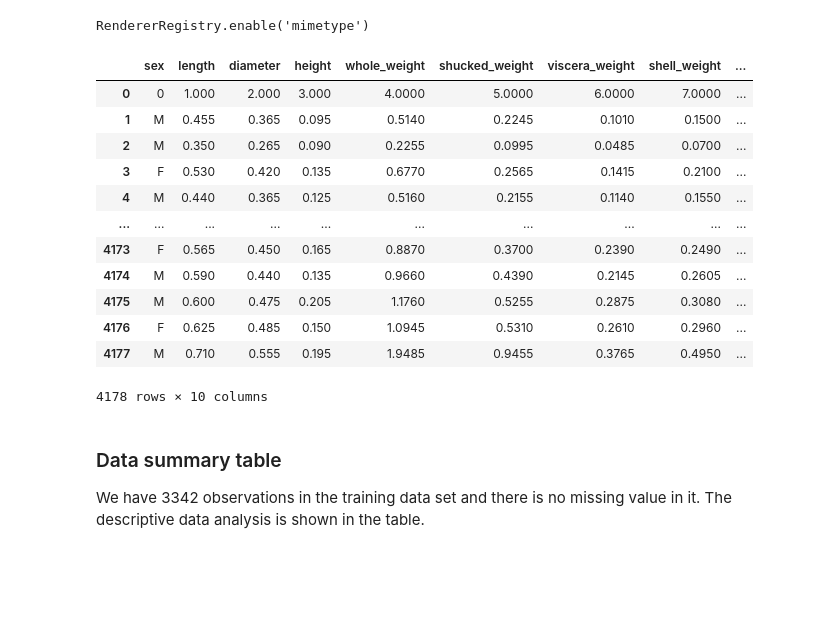
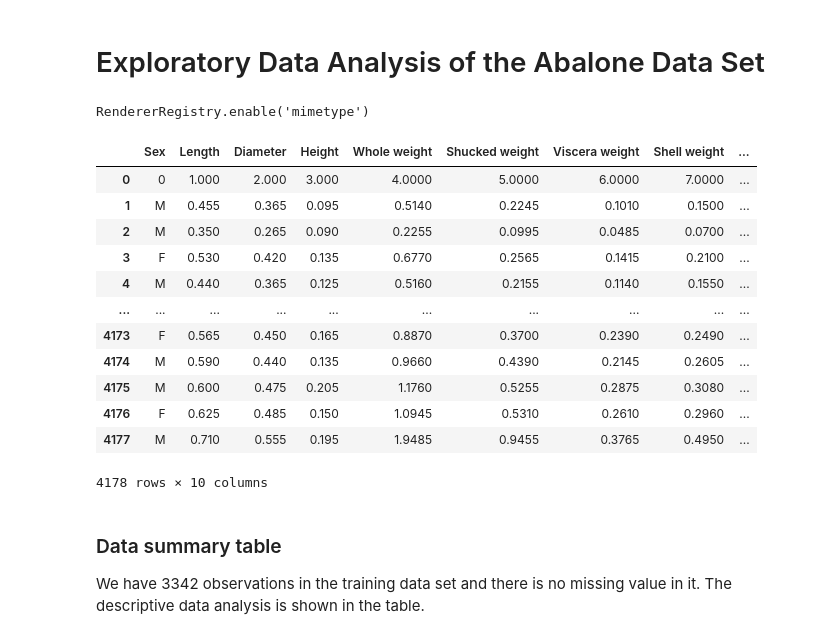
Before and after one commit to veerupandey/abalone_age_classification, a Jupyter notebook: src/eda/eda.ipynb, the cells around one changed output. Saved outputs shown, nothing was run; the diff lists cells and outputs as text; code cells hidden in the pictures; blank space fills up the shorter version.

```diff
--- a/src/eda/eda.ipynb
+++ b/src/eda/eda.ipynb
@@ -1,3 +1,5 @@
+# %% [markdown]
+# Exploratory Data Analysis of the Abalone Data Set
 # %%
 import pandas as pd
 import altair as alt
@@ -10,21 +12,21 @@ alt.renderers.enable('mimetype')
 RendererRegistry.enable('mimetype')
 # %%
 # Load data
-df = pd.read_csv('../../data/raw/abalone.data', names = ['sex',
-                                          'length',
-                                          'diameter',
-                                          'height',
-                                          'whole_weight',
-                                          'shucked_weight',
-                                          'viscera_weight',
-                                          'shell_weight',
-                                          'rings'])
+df = pd.read_csv('../../data/raw/abalone.data', names = ['Sex',
+                                          'Length',
+                                          'Diameter',
+                                          'Height',
+                                          'Whole weight',
+                                          'Shucked weight',
+                                          'Viscera weight',
+                                          'Shell weight',
+                                          'Rings'])
 
-# Add a classification target columns. If rings > 10, then classified as old
-df['is_old'] = np.where(df['rings'] > 10, 'old', 'young')
+# Add a classification target columns. If rings > 11, then classified as old
+df['Is old'] = np.where(df['Rings'] > 11, 'old', 'young')
 df
 # %% [output]
-|  | sex | length | diameter | height | whole_weight | shucked_weight | viscera_weight | shell_weight | ... |
+|  | Sex | Length | Diameter | Height | Whole weight | Shucked weight | Viscera weight | Shell weight | ... |
 | 0 | 0 | 1.000 | 2.000 | 3.000 | 4.0000 | 5.0000 | 6.0000 | 7.0000 | ... |
 | 1 | M | 0.455 | 0.365 | 0.095 | 0.5140 | 0.2245 | 0.1010 | 0.1500 | ... |
 | 2 | M | 0.350 | 0.265 | 0.090 | 0.2255 | 0.0995 | 0.0485 | 0.0700 | ... |
```
Also changed, not shown: parts of 15 cells of this notebook.
